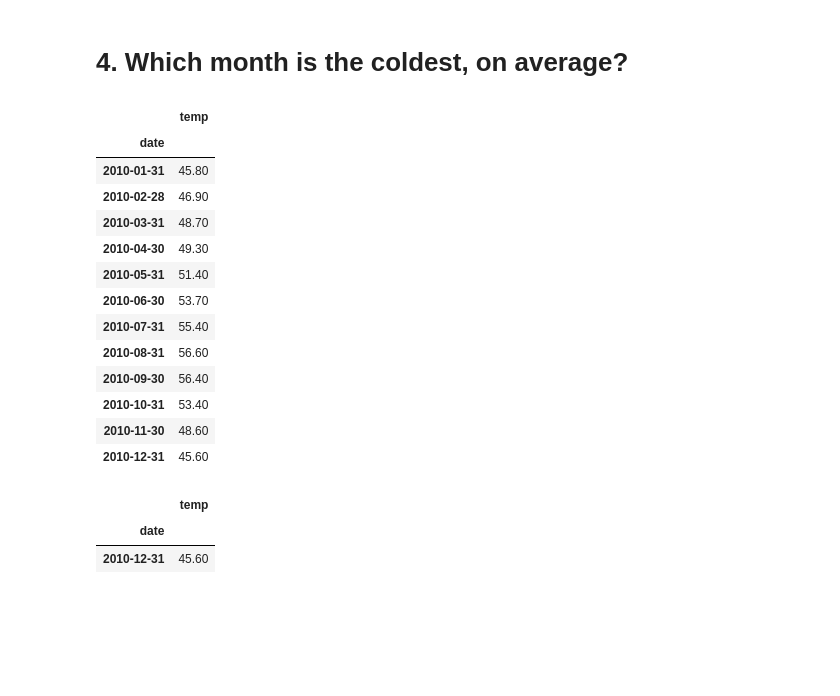
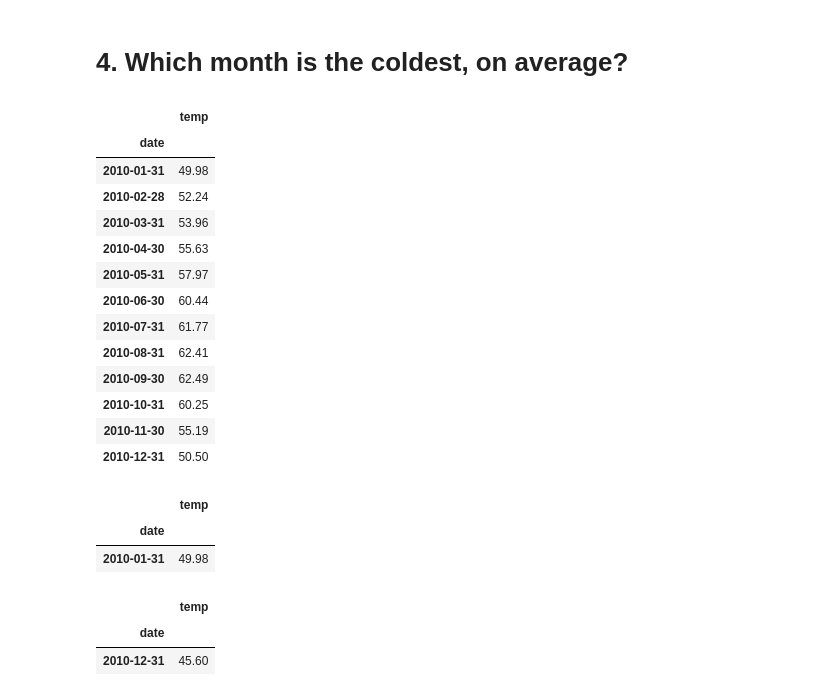
Before and after one commit to o0amandagomez0o/time-series-exercises, a Jupyter notebook: tsa-exercises.ipynb, the cells around one changed output. Drawn from its saved outputs; the diff is of its cells as text; code cells hidden in the pictures; blank space fills up the shorter version.

```diff
--- a/tsa-exercises.ipynb
+++ b/tsa-exercises.ipynb
@@ -133,20 +122,26 @@ sf_temps.shape
 # %% [markdown]
 # 4. Which month is the coldest, on average?
 # %%
-sf_temps.resample('M').min()
+sf_temps.resample('M').mean()
 # %% [output]
 |  | temp |
 | date |  |
-| 2010-01-31 | 45.80 |
-| 2010-02-28 | 46.90 |
-| 2010-03-31 | 48.70 |
-| 2010-04-30 | 49.30 |
-| 2010-05-31 | 51.40 |
-| 2010-06-30 | 53.70 |
-| 2010-07-31 | 55.40 |
-| 2010-08-31 | 56.60 |
-| 2010-09-30 | 56.40 |
-| 2010-10-31 | 53.40 |
-| 2010-11-30 | 48.60 |
-| 2010-12-31 | 45.60 |
+| 2010-01-31 | 49.98 |
+| 2010-02-28 | 52.24 |
+| 2010-03-31 | 53.96 |
+| 2010-04-30 | 55.63 |
+| 2010-05-31 | 57.97 |
+| 2010-06-30 | 60.44 |
+| 2010-07-31 | 61.77 |
+| 2010-08-31 | 62.41 |
+| 2010-09-30 | 62.49 |
+| 2010-10-31 | 60.25 |
+| 2010-11-30 | 55.19 |
+| 2010-12-31 | 50.50 |
+# %%
+(sf_temps.resample('M').mean()).nsmallest(1, 'temp')
+# %% [output]
+|  | temp |
+| date |  |
+| 2010-01-31 | 49.98 |
 # %%
```
Also changed, not shown: parts of 57 cells of this notebook.
